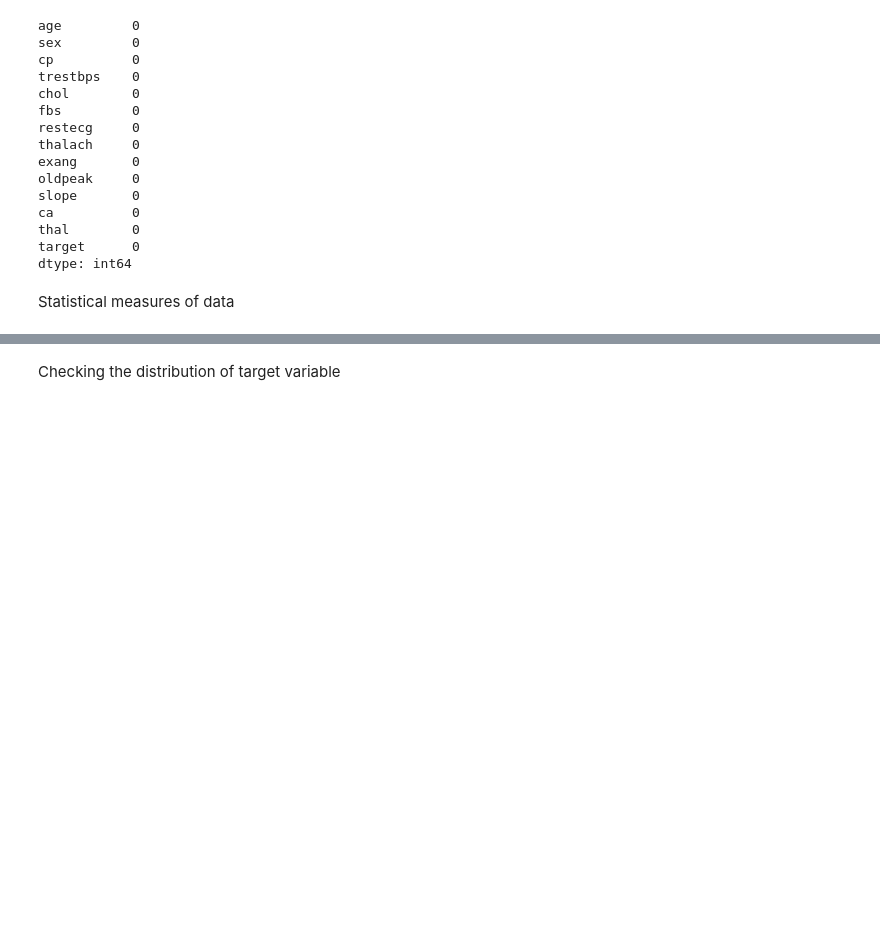
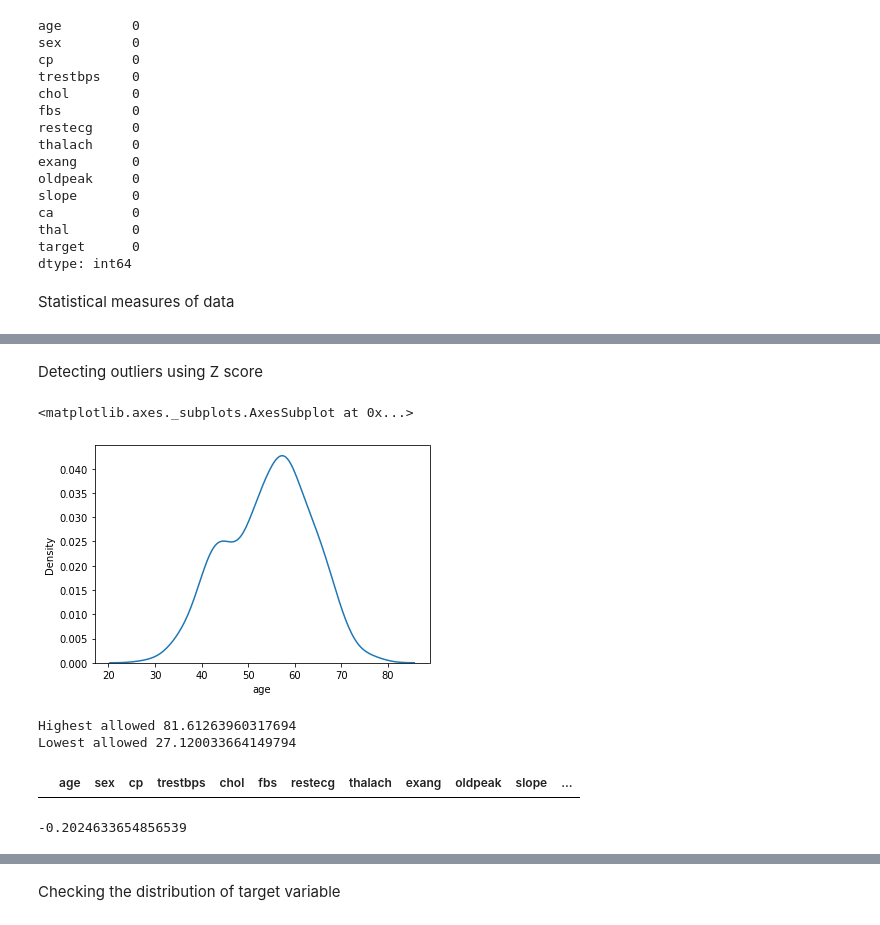
Before and after one commit to covidd13/Heart-Disease-Predictor, a Jupyter notebook: Heart_disease_prediction_using_ML.ipynb, the cells around one changed output, grey strips where cells are left out. Saved outputs shown, nothing was run; the diff lists cells and outputs as text; code cells hidden in the pictures; blank space fills up the shorter version.

```diff
--- a/Heart_disease_prediction_using_ML.ipynb
+++ b/Heart_disease_prediction_using_ML.ipynb
@@ -88,3 +119,26 @@ heart.describe()
 | 50% | 55.000000 | 1.000000 | 1.000000 | 130.000000 | 240.000000 | 0.000000 | 1.000000 | 153.000000 | 0.000000 | 0.800000 | 1.000000 | ... |
 | 75% | 61.000000 | 1.000000 | 2.000000 | 140.000000 | 274.500000 | 0.000000 | 1.000000 | 166.000000 | 1.000000 | 1.600000 | 2.000000 | ... |
 | max | 77.000000 | 1.000000 | 3.000000 | 200.000000 | 564.000000 | 1.000000 | 2.000000 | 202.000000 | 1.000000 | 6.200000 | 2.000000 | ... |
+# %% [markdown]
+Detecting outliers using Z score
+# %%
+import seaborn as sns
+sns.distplot(heart['age'],hist=False)
+# %% [output]
+<matplotlib.axes._subplots.AxesSubplot at 0x...>
+[figure, added]
+# %%
+print('Highest allowed',heart['age'].mean()+3*heart['age'].std())
+print('Lowest allowed',heart['age'].mean()-3*heart['age'].std())
+# %% [output]
+Highest allowed 81.61263960317694
+Lowest allowed 27.120033664149794
+# %%
+heart[(heart['age']>81.61) | (heart['age']<27.12)]
+# %% [output]
+|  | age | sex | cp | trestbps | chol | fbs | restecg | thalach | exang | oldpeak | slope | ... |
+# %%
+#Alternate way of checking the skewness in column is using pandas method
+heart['age'].skew()
+# %% [output]
+-0.2024633654856539
```
Also changed, not shown: parts of 42 cells of this notebook.
